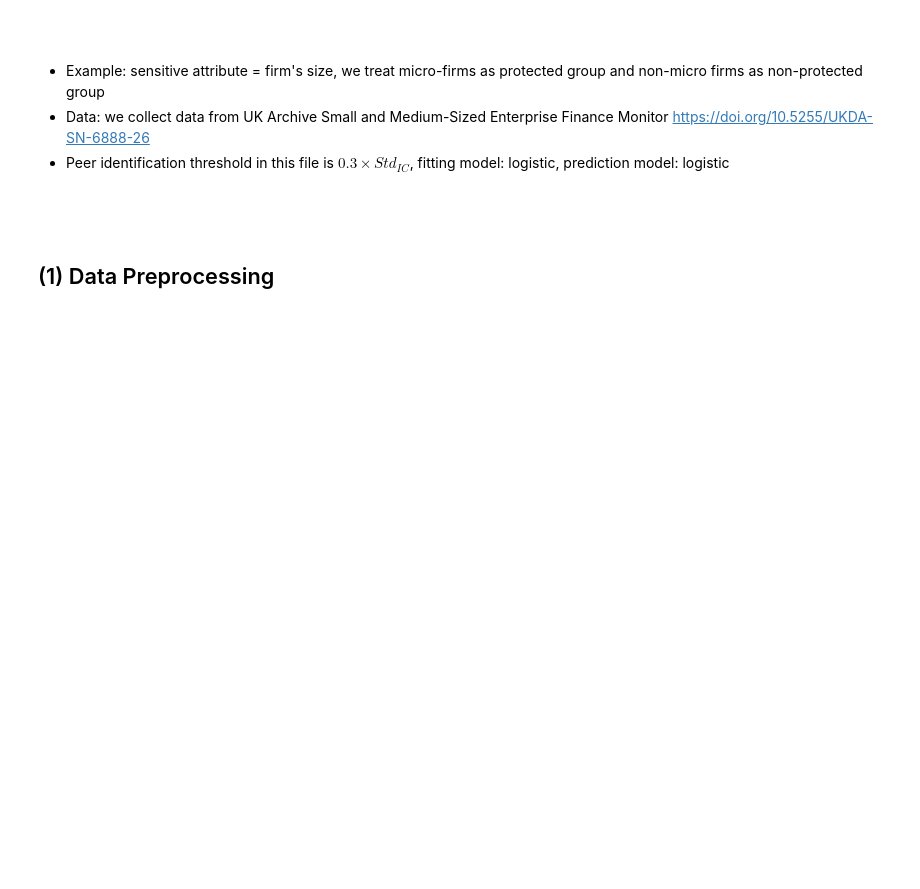
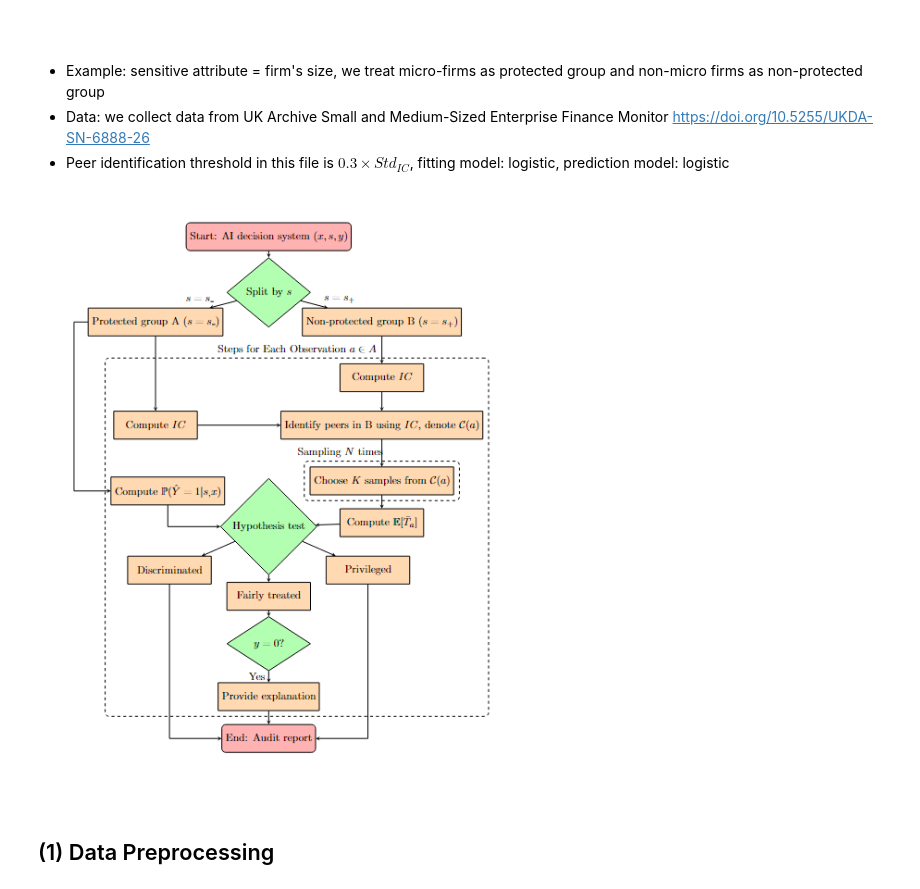
Before and after one commit to 99Catherine99/peer-induced-fairness, a Jupyter notebook: example.ipynb, the cells around one changed output. Cells and saved outputs as stored; diff of their text form; code cells hidden in the pictures; blank space fills up the shorter version.

```diff
--- a/example.ipynb
+++ b/example.ipynb
@@ -8,6 +8,13 @@
 * Example: sensitive attribute = firm's size, we treat micro-firms as protected group and non-micro firms as non-protected group
 * Data: we collect data from UK Archive Small and Medium-Sized Enterprise Finance Monitor https://doi.org/10.5255/UKDA-SN-6888-26
 * Peer identification threshold in this file is $0.3 \times Std_{IC}$, fitting model: logistic, prediction model: logistic
+# %%
+from IPython.display import Image, display
+
+#show the auditing workflow
+display(Image(filename='auditing workflow.png'))
+# %% [output]
+[figure, added]
 # %% [markdown]
 #
 # %% [markdown]
```
Also changed, not shown: parts of 2 cells of this notebook, 2 other files.
